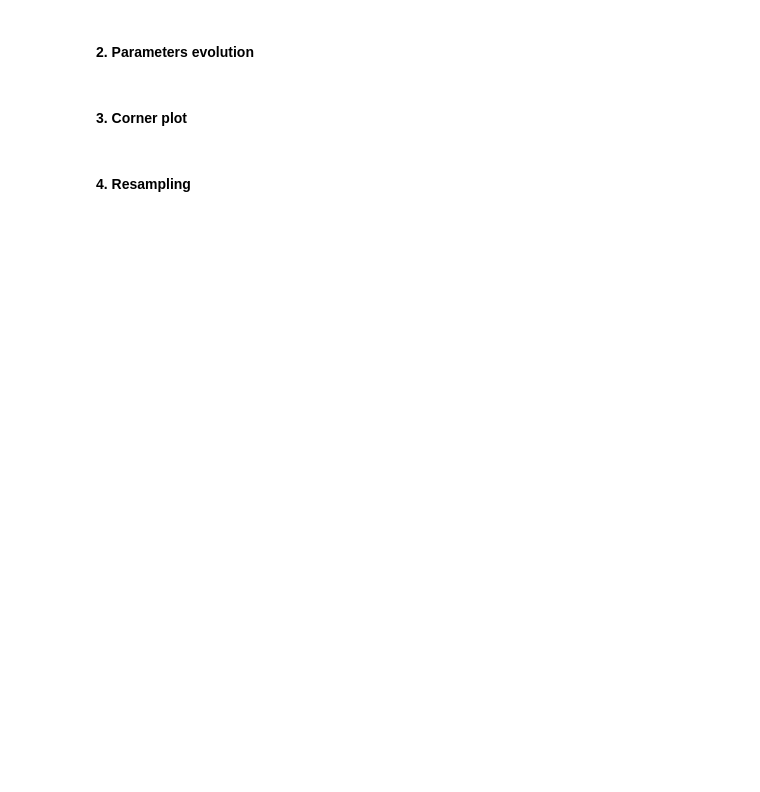
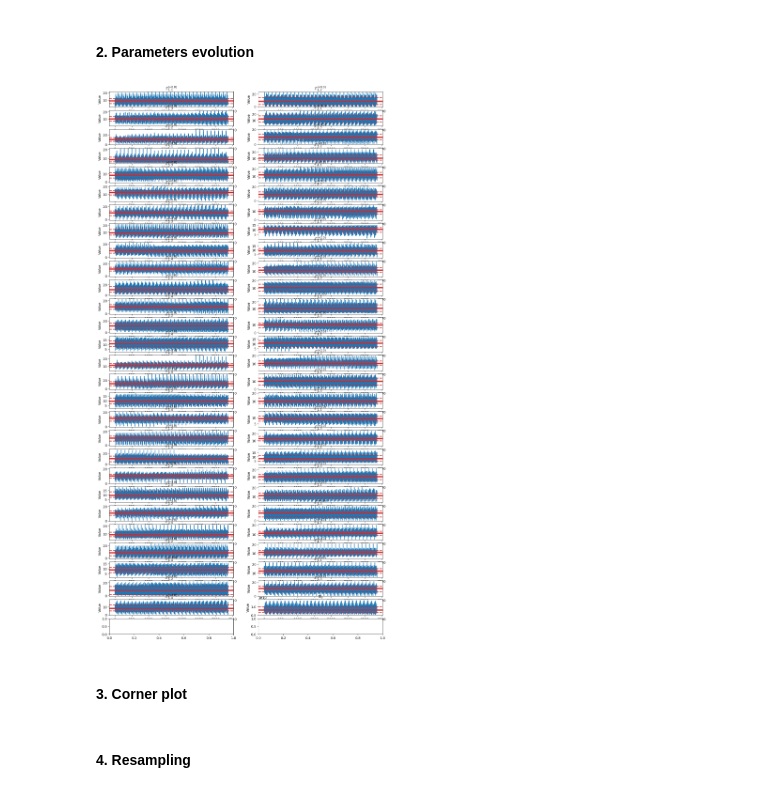
Before and after one commit to luozf14/ThickTargetYieldFitting, a Jupyter notebook: inte_total.ipynb, the cells around one changed output. Drawn from its saved outputs; the diff is of its cells as text; code cells hidden in the pictures; blank space fills up the shorter version.

```diff
--- a/inte_total.ipynb
+++ b/inte_total.ipynb
@@ -59,9 +59,9 @@ theta0=[]
 #                 value *=1e-3
 #             theta0.append(value)
 for i in range(nd-1):
-    theta0.append(0.25*0.1*1E6)
+    theta0.append(100)
 
-theta0.append(1E5)
+theta0.append(1E10)
 print(f'The initial input parameters are:\n {theta0}\n')
 
 # What labels have been assigned to those parameters?
@@ -90,8 +90,8 @@ yield_lab = []
 yield_err = []
 for i in range(num_energies):
     temp = np.loadtxt("data/"+data_files_list[i])
-    temp[:,2]=temp[:,2]*1E-10 # Scale factor of the yield
-    temp[:,3]=temp[:,3]*1E-10 # Scale factor of the yield's error
+    temp[:,2]=temp[:,2]*1E-15 # Scale factor of the yield
+    temp[:,3]=temp[:,3]*1E-15 # Scale factor of the yield's error
     data.append(temp)
     angle_lab.append(temp[:,1])
     yield_lab.append(temp[:,2])
@@ -204,3 +122,23 @@ def lnPi(theta):
+# %%
+# priors = []
+# for i in range(nd-1):
+#    if (i == 0) or (i==4) or (i==8) or (i==12) or (i==16) or (i==20) or (i==25) or (i==30) or (i==35) or (i==40) or (i==45) or (i==50) or (i==55) or (i==60) or (i==65):
+#       priors.append(stats.norm(theta0[i], 0.1*theta0[i]/2.355))
+#    else:
+#       priors.append(stats.uniform(0, 1E5))
+# priors.append(stats.uniform(1E4,1E6))
+
+priors = []
+for i in range(len(theta0)-1):
+    priors.append(stats.uniform(0,1E5))
+    # priors.append(stats.norm(0.25*0.1*1E6, 0.1*1E6))
+priors.append(stats.uniform(1E9,1E11))
+
+# mask = np.array([0.8, 0.8, 0.8, 0.8, 0.8, 0.8, 0.8]) # Widths of the Gaussians can be different.
+# priors = [stats.norm(mu, abs(mu) * mask[i]) for i, mu in enumerate(theta0)]
+
+def lnPi(theta):
+    return np.sum([pi.logpdf(t) for (pi, t) in zip(priors, theta)])
 # %% [markdown]
 ### Step 3
 * Construct a global function that reads a SRIM file, input energy, and return the -dE/dx.
@@ -404,7 +319,7 @@ for i in range(nw):
 backend = emcee.backends.HDFBackend("chain.h5")
 backend.reset(nw, nd)
 
-nsteps = 2500  # How many saved steps should each walker make?
+nsteps = 100  # How many saved steps should each walker make?
 nthin = 1  # How often should the walkr save a step? n_total = nsteps * nthin
 nprocs = nw  # How many Python processes do you want to allocate?
 
@@ -434,38 +351,40 @@ plt.show()
 #### 2. Parameters evolution
 # %%
 # Get the samples
-nb=2400 # discard the first nb samples
+nb=70 # discard the first nb samples
 flat_samples = sampler.get_chain(flat=True, discard=nb)
 
 # Plot the parameters
 fig, ax = plt.subplots( int(nd / 2)+1, 2, figsize=( 15, 30 ) )
 
 means, lows, highs = [], [], []
 final_results = np.zeros(nd)
 for i in range( nd ):
 
         mean = np.percentile( flat_samples[:,i], 50 )
         low = np.percentile( flat_samples[:,i], 16 )
         high = np.percentile( flat_samples[:,i], 84 )
 
         ax[i//2, i%2].set_title( labels[i] )
         ax[i//2, i%2].set_xlabel( "Step" )
 
         ax[i//2, i%2].plot( flat_samples[:,i], color="tab:blue" )
         ax[i//2, i%2].axhline( mean, color="tab:red", linestyle="-", lw=4 )
         ax[i//2, i%2].axhline( low, color="tab:red", linestyle="--", lw=2 )
         ax[i//2, i%2].axhline( high, color="tab:red", linestyle="--", lw=2 )
 
         ax[i//2, i%2].set_ylabel( "Value" )
 
         means.append( mean )
         lows.append( low )
         highs.append( high )
 
 # Save parameters to file
 with open( "results/best-emcee.txt", "w" ) as f:
     for i in range( nd ):
         f.write( f"{azr.config.labels[i]}: {means[i]:.5f} + {highs[i]-means[i]:.5f} - {means[i]-lows[i]:.5f}\n" )
+# %% [output]
+[figure, added]
 # %% [markdown]
 #### 3. Corner plot
 # %%
```
Also changed, not shown: parts of 6 cells of this notebook, 2 other files.
